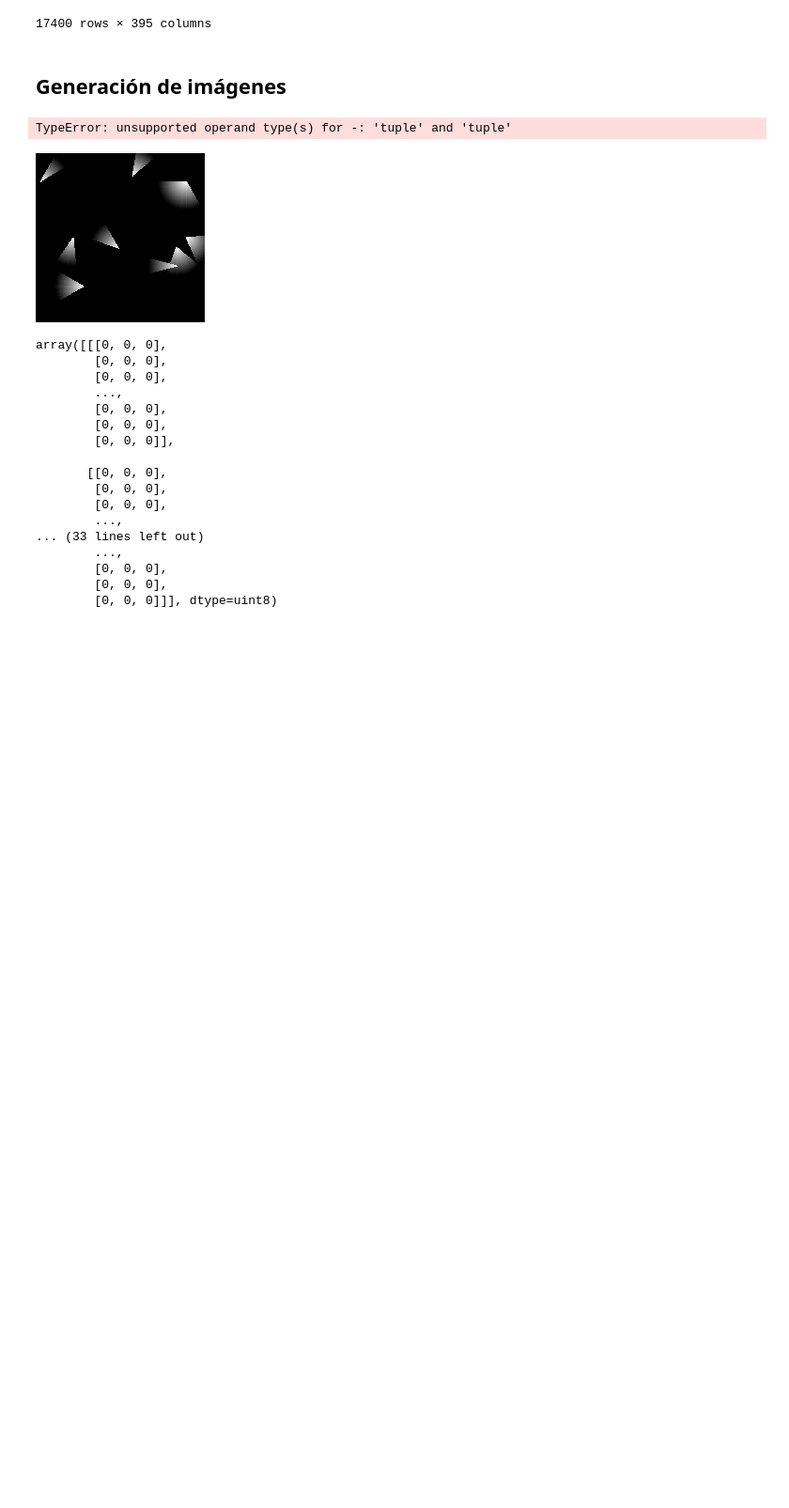
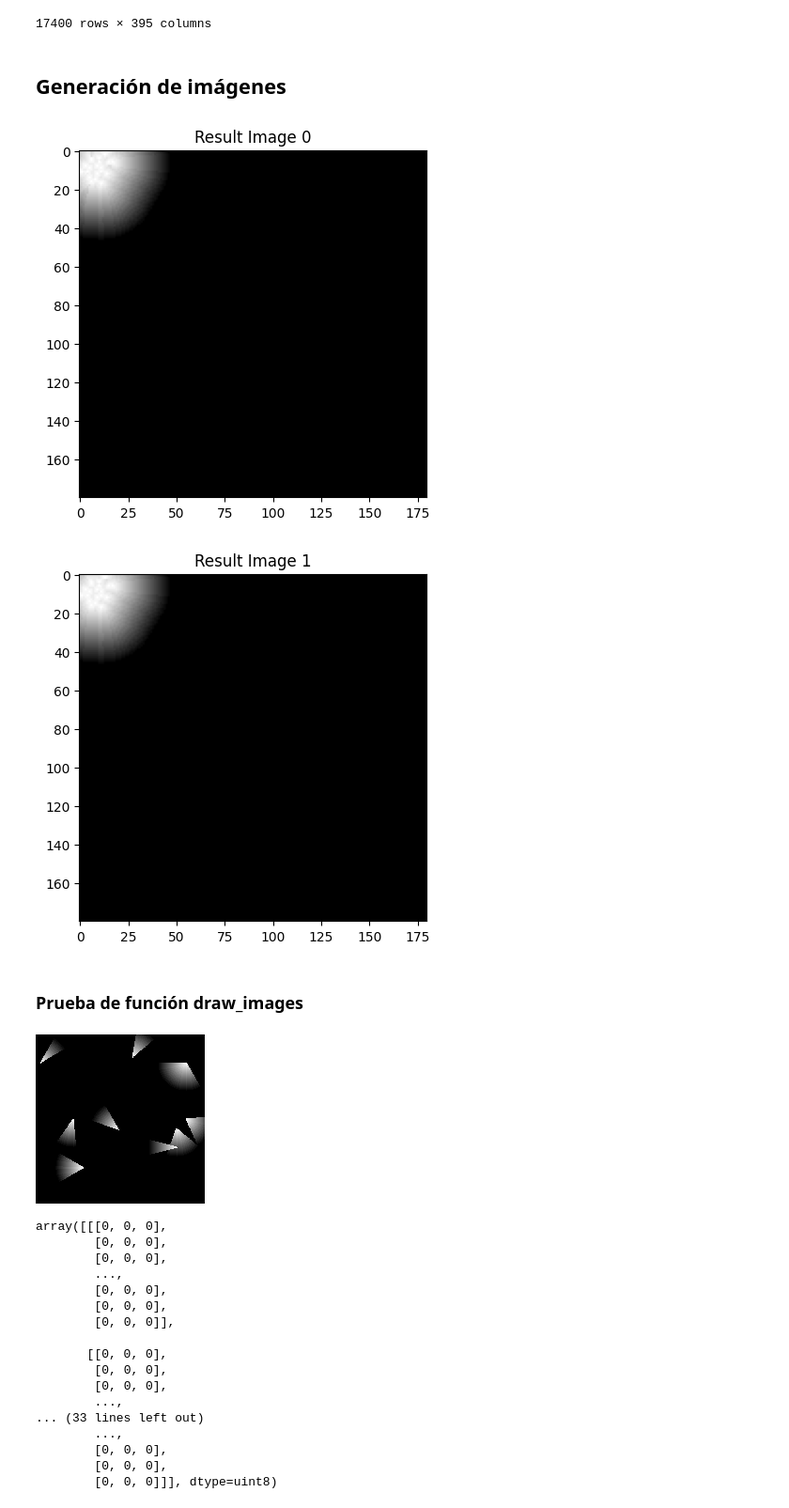
Before and after one commit to MiguelMussi/Multi-Parameter_Wireless_Network, a Jupyter notebook: CNN.ipynb, the cells around one changed output. Shown at 94% size. Saved outputs shown, nothing was run; the diff lists cells and outputs as text; code cells hidden in the pictures; blank space fills up the shorter version.

```diff
--- a/CNN.ipynb
+++ b/CNN.ipynb
@@ -778,18 +767,35 @@ def parse_registro(df, image_shape, attenuation):
-# %%
-df = df_xyz.head(5)
-df = escalar_xy(df)
-
-attenuation = 30
-image_shape = (180, 180)
-
-images = parse_registros(df, image_shape, attenuation)
-
-# Mostrar la primera imagen resultante
-cv2.imshow("Result Image", images[0])
-cv2.waitKey(0)
-cv2.destroyAllWindows()
-# %% [output]
-TypeError: unsupported operand type(s) for -: 'tuple' and 'tuple'
+# %%
+url = 'datos_xyz.txt'
+attenuation = 30
+image_shape = (180, 180)
+
+df = leer_datos_xyz(url)
+df = df_xyz.head(2)
+df = escalar_xy(df)
+registros = parse_registros(df)
+
+images = []
+for registro in registros:
+    image = draw_antenas(image_shape, registro, attenuation)
+    images.append(image)
+
+# Mostrar la primera imagen resultante (requiere que se ejecute en un entorno que soporte la visualización de imágenes)
+for i, img in enumerate(images):
+    cv2.imshow(f"Result Image {i}", img)
+cv2.waitKey(0)
+cv2.destroyAllWindows()
+# %%
+# Mostrar imágenes con matplotlib
+for i, img in enumerate(images):
+    plt.figure()
+    plt.title(f"Result Image {i}")
+    plt.imshow(img, cmap='gray')
+    plt.show()
+# %% [output]
+[figure, added]
+[figure, added]
+# %% [markdown]
+### Prueba de función draw_images
 # %%
 attenuation = 30
 image_shape = (180, 180)
```
Also changed, not shown: parts of 2 cells of this notebook.
